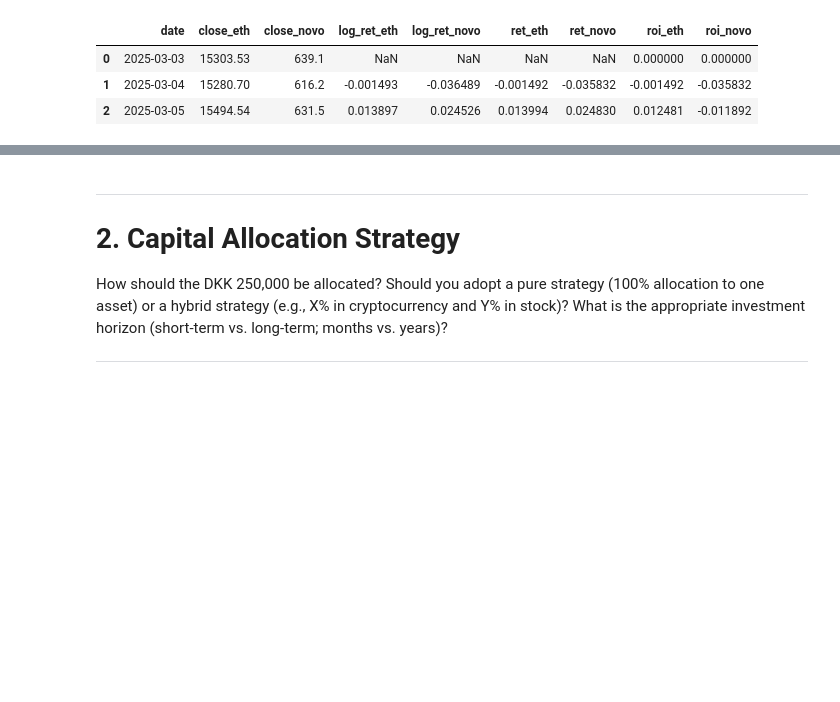
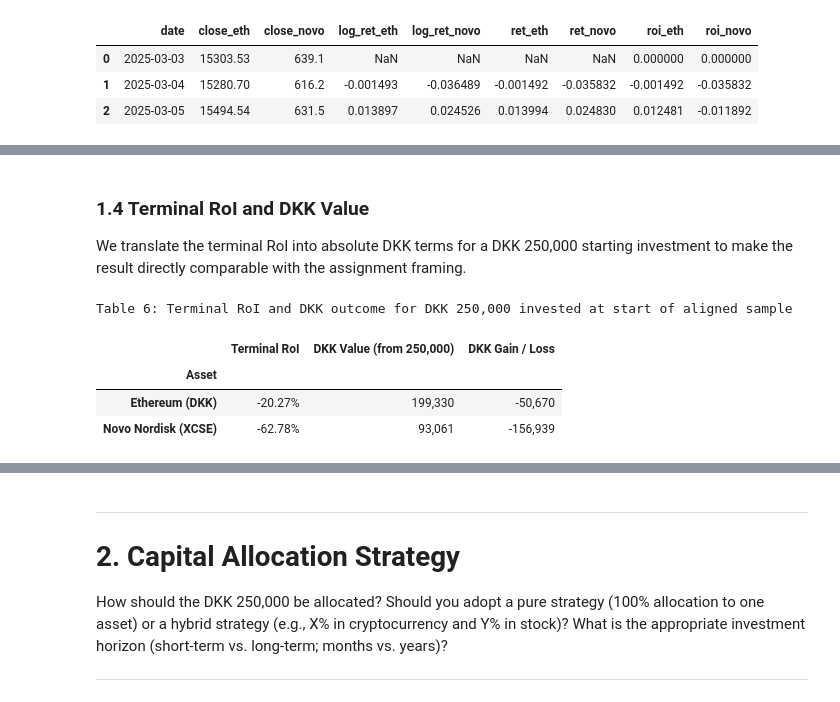
Before and after one commit to PontusNeumann/CBS-Spring26, a Jupyter notebook: ML/ML MA2/PN_compulsory_assignment_2.ipynb, the cells around one changed output, grey strips where cells are left out. Drawn from its saved outputs; the diff is of its cells as text; code cells hidden in the pictures; blank space fills up the shorter version.

```diff
--- a/ML/ML MA2/PN_compulsory_assignment_2.ipynb
+++ b/ML/ML MA2/PN_compulsory_assignment_2.ipynb
@@ -259,0 +358,32 @@ display(aligned_ts.head(3))
+# %% [markdown]
+### 1.4 Terminal RoI and DKK Value
+
+We translate the terminal RoI into absolute DKK terms for a DKK 250,000 starting investment to make the result directly comparable with the assignment framing.
+# %%
+# Terminal RoI and DKK value for DKK 250,000 starting capital
+CAPITAL = 250_000
+
+terminal_roi_eth = aligned_ts['roi_eth'].iloc[-1]
+terminal_roi_novo = aligned_ts['roi_novo'].iloc[-1]
+
+terminal_val_eth = CAPITAL * (1 + terminal_roi_eth)
+terminal_val_novo = CAPITAL * (1 + terminal_roi_novo)
+
+terminal_df = pd.DataFrame({
+    'Asset': [ASSET_LABELS['eth'], ASSET_LABELS['novo']],
+    'Terminal RoI': [f'{terminal_roi_eth:.2%}', f'{terminal_roi_novo:.2%}'],
+    'DKK Value (from 250,000)': [f'{terminal_val_eth:,.0f}', f'{terminal_val_novo:,.0f}'],
+    'DKK Gain / Loss': [
+        f'{terminal_val_eth - CAPITAL:+,.0f}',
+        f'{terminal_val_novo - CAPITAL:+,.0f}'
+    ],
+}).set_index('Asset')
+
+print_table('Terminal RoI and DKK outcome for DKK 250,000 invested at start of aligned sample')
+display(terminal_df)
+# %% [output]
+Table 6: Terminal RoI and DKK outcome for DKK 250,000 invested at start of aligned sample
+|  | Terminal RoI | DKK Value (from 250,000) | DKK Gain / Loss |
+| Asset |  |  |  |
+| Ethereum (DKK) | -20.27% | 199,330 | -50,670 |
+| Novo Nordisk (XCSE) | -62.78% | 93,061 | -156,939 |
```
Also changed, not shown: parts of 9 cells of this notebook, 3 other files.
